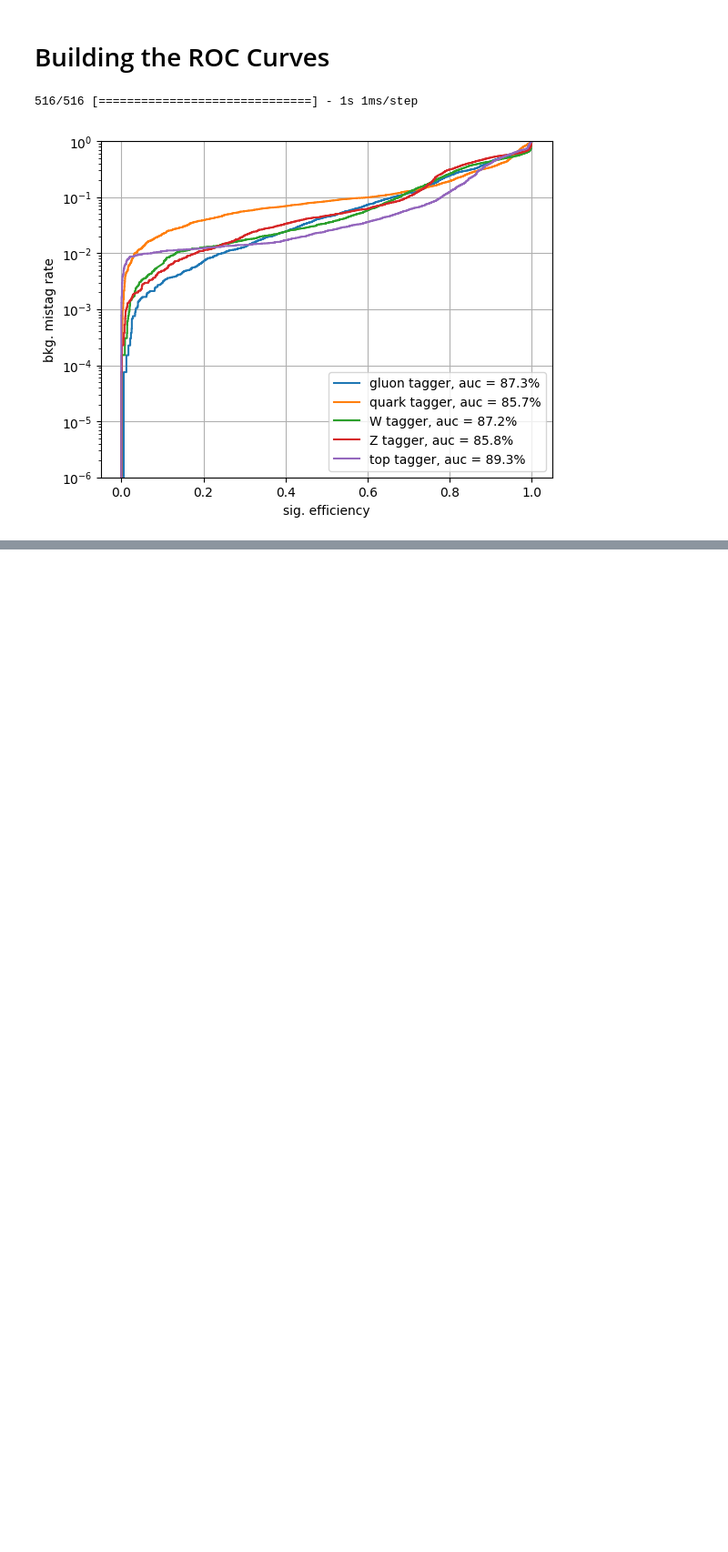
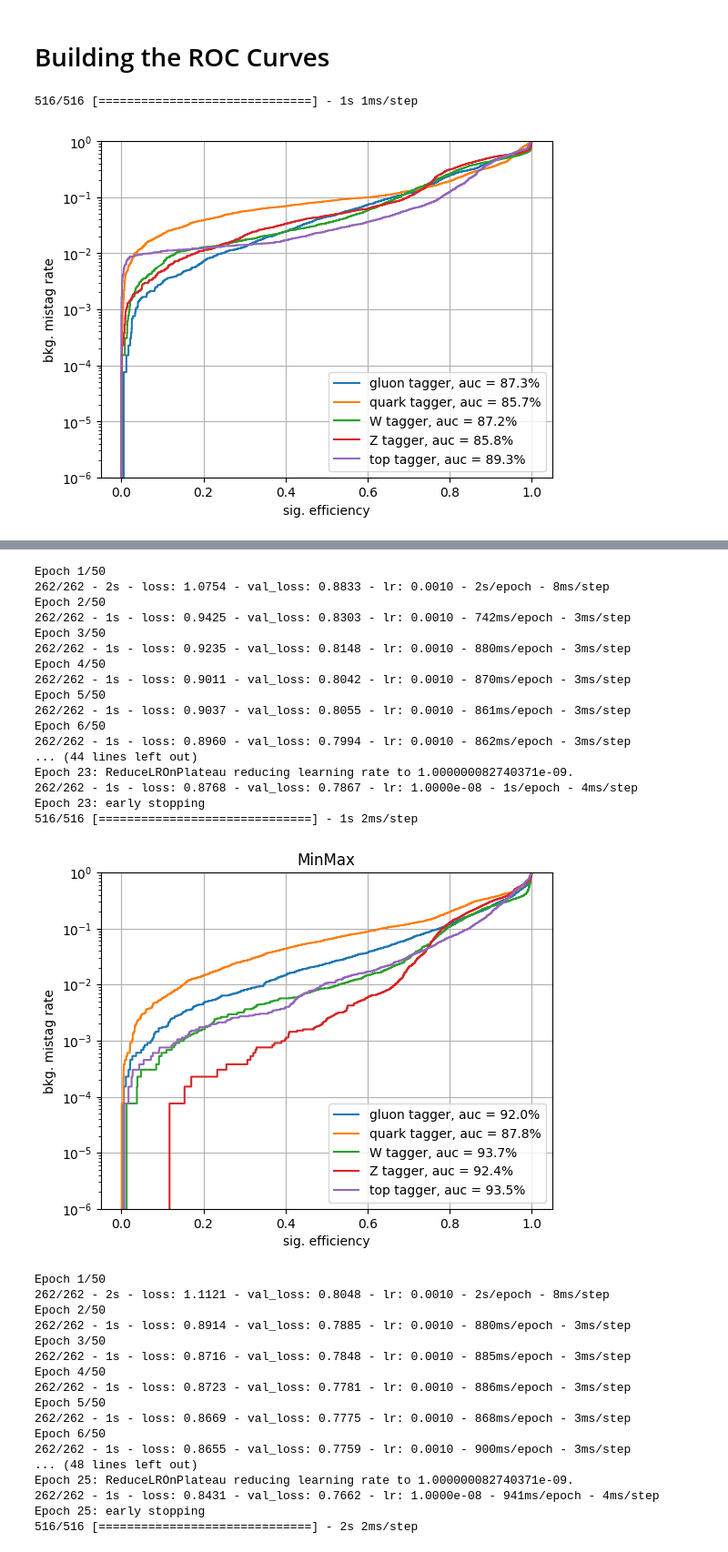
Before and after one commit to fran-scala/ML_course_Pavia_23, a Jupyter notebook: neural-networks/2.JetTaggingMLP.ipynb, the cells around one changed output, grey strips where cells are left out. Shown: that part at 91% size. Cells and saved outputs as stored; diff of their text form; code cells hidden in the pictures; blank space fills up the shorter version.

```diff
--- a/neural-networks/2.JetTaggingMLP.ipynb
+++ b/neural-networks/2.JetTaggingMLP.ipynb
@@ -239,0 +274,80 @@ plt.show()
+# %%
+batch_size = 128
+n_epochs = 50
+import pandas as pd
+from sklearn.metrics import roc_curve, auc
+scalers = ['MinMax', 'Standard']
+for i,scaler in enumerate([preprocessing.MinMaxScaler(),preprocessing.StandardScaler()]):
+
+  X_train_scaled = scaler.fit_transform(X_train)
+  X_val_scaled = scaler.transform(X_val)
+  # train
+  model = Model(inputs=inputArray, outputs=output)
+  model.compile(loss='categorical_crossentropy', optimizer='adam')
+  history = model.fit(X_train_scaled, y_train, epochs=n_epochs, batch_size=batch_size, verbose = 2,
+                  validation_data=(X_val_scaled, y_val),
+                  callbacks = [
+                  EarlyStopping(monitor='val_loss', patience=10, verbose=1),
+                  ReduceLROnPlateau(monitor='val_loss', factor=0.1, patience=2, verbose=1),
+                  TerminateOnNaN()])
+
+  predict_val = model.predict(X_val_scaled)
+  df = pd.DataFrame()
+  fpr = {}
+  tpr = {}
+  auc1 = {}
+
+  plt.figure()
+  plt.title(scalers[i])
+  for i, label in enumerate(labels):
+          df[label] = y_val[:,i]
+          df[label + '_pred'] = predict_val[:,i]
+
+          fpr[label], tpr[label], threshold = roc_curve(df[label],df[label+'_pred'])
+
+          auc1[label] = auc(fpr[label], tpr[label])
+
+          plt.plot(tpr[label],fpr[label],label='%s tagger, auc = %.1f%%'%(label,auc1[label]*100.))
+  plt.semilogy()
+  plt.xlabel("sig. efficiency")
+  plt.ylabel("bkg. mistag rate")
+  plt.ylim(0.000001,1)
+  plt.grid(True)
+  plt.legend(loc='lower right')
+  plt.show()
+# %% [output]
+Epoch 1/50
+262/262 - 2s - loss: 1.0754 - val_loss: 0.8833 - lr: 0.0010 - 2s/epoch - 8ms/step
+Epoch 2/50
+262/262 - 1s - loss: 0.9425 - val_loss: 0.8303 - lr: 0.0010 - 742ms/epoch - 3ms/step
+Epoch 3/50
+262/262 - 1s - loss: 0.9235 - val_loss: 0.8148 - lr: 0.0010 - 880ms/epoch - 3ms/step
+Epoch 4/50
+262/262 - 1s - loss: 0.9011 - val_loss: 0.8042 - lr: 0.0010 - 870ms/epoch - 3ms/step
+Epoch 5/50
+262/262 - 1s - loss: 0.9037 - val_loss: 0.8055 - lr: 0.0010 - 861ms/epoch - 3ms/step
+Epoch 6/50
+262/262 - 1s - loss: 0.8960 - val_loss: 0.7994 - lr: 0.0010 - 862ms/epoch - 3ms/step
+... (44 lines left out)
+Epoch 23: ReduceLROnPlateau reducing learning rate to 1.000000082740371e-09.
+262/262 - 1s - loss: 0.8768 - val_loss: 0.7867 - lr: 1.0000e-08 - 1s/epoch - 4ms/step
+Epoch 23: early stopping
+516/516 [==============================] - 1s 2ms/step
+[figure, added]
+Epoch 1/50
+262/262 - 2s - loss: 1.1121 - val_loss: 0.8048 - lr: 0.0010 - 2s/epoch - 8ms/step
+Epoch 2/50
+262/262 - 1s - loss: 0.8914 - val_loss: 0.7885 - lr: 0.0010 - 880ms/epoch - 3ms/step
+Epoch 3/50
+262/262 - 1s - loss: 0.8716 - val_loss: 0.7848 - lr: 0.0010 - 885ms/epoch - 3ms/step
+Epoch 4/50
+262/262 - 1s - loss: 0.8723 - val_loss: 0.7781 - lr: 0.0010 - 886ms/epoch - 3ms/step
+Epoch 5/50
+262/262 - 1s - loss: 0.8669 - val_loss: 0.7775 - lr: 0.0010 - 868ms/epoch - 3ms/step
+Epoch 6/50
+262/262 - 1s - loss: 0.8655 - val_loss: 0.7759 - lr: 0.0010 - 900ms/epoch - 3ms/step
+... (48 lines left out)
+Epoch 25: ReduceLROnPlateau reducing learning rate to 1.000000082740371e-09.
+262/262 - 1s - loss: 0.8431 - val_loss: 0.7662 - lr: 1.0000e-08 - 941ms/epoch - 4ms/step
+Epoch 25: early stopping
+516/516 [==============================] - 2s 2ms/step
```
Also changed, not shown: parts of 5 cells of this notebook.
